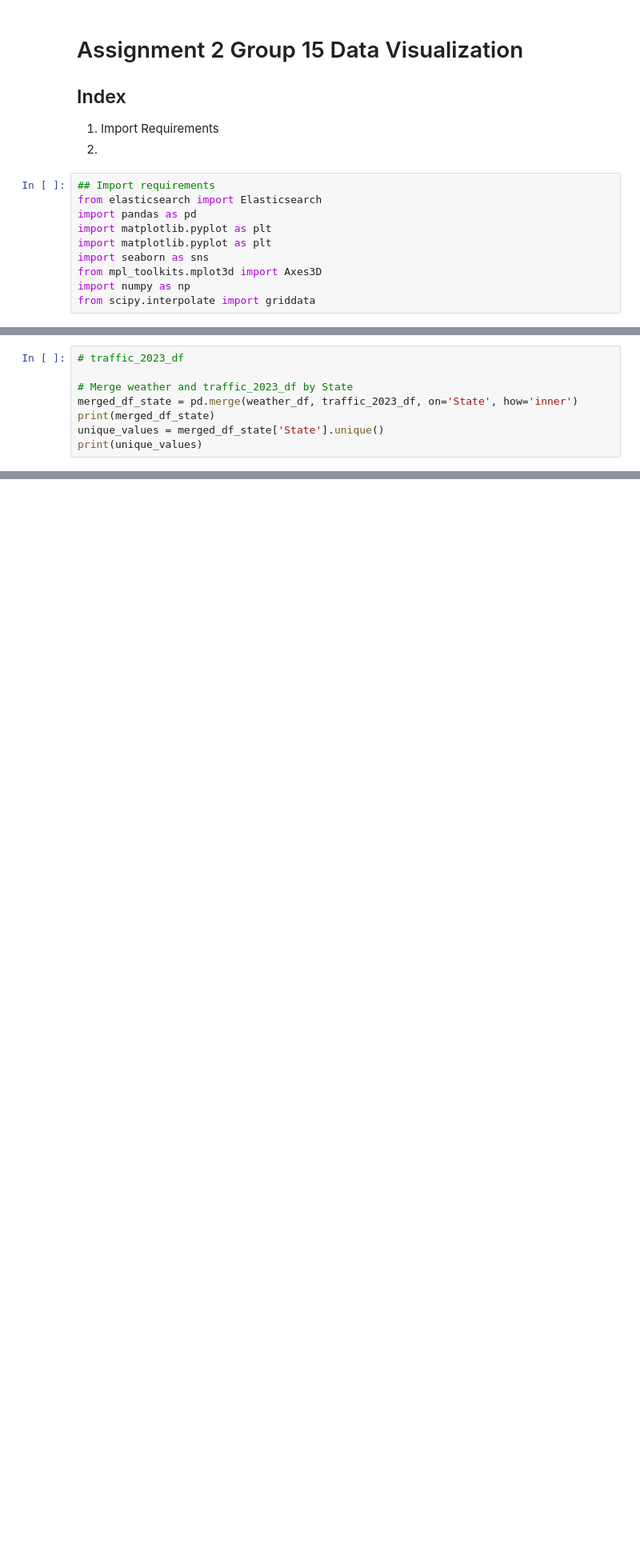
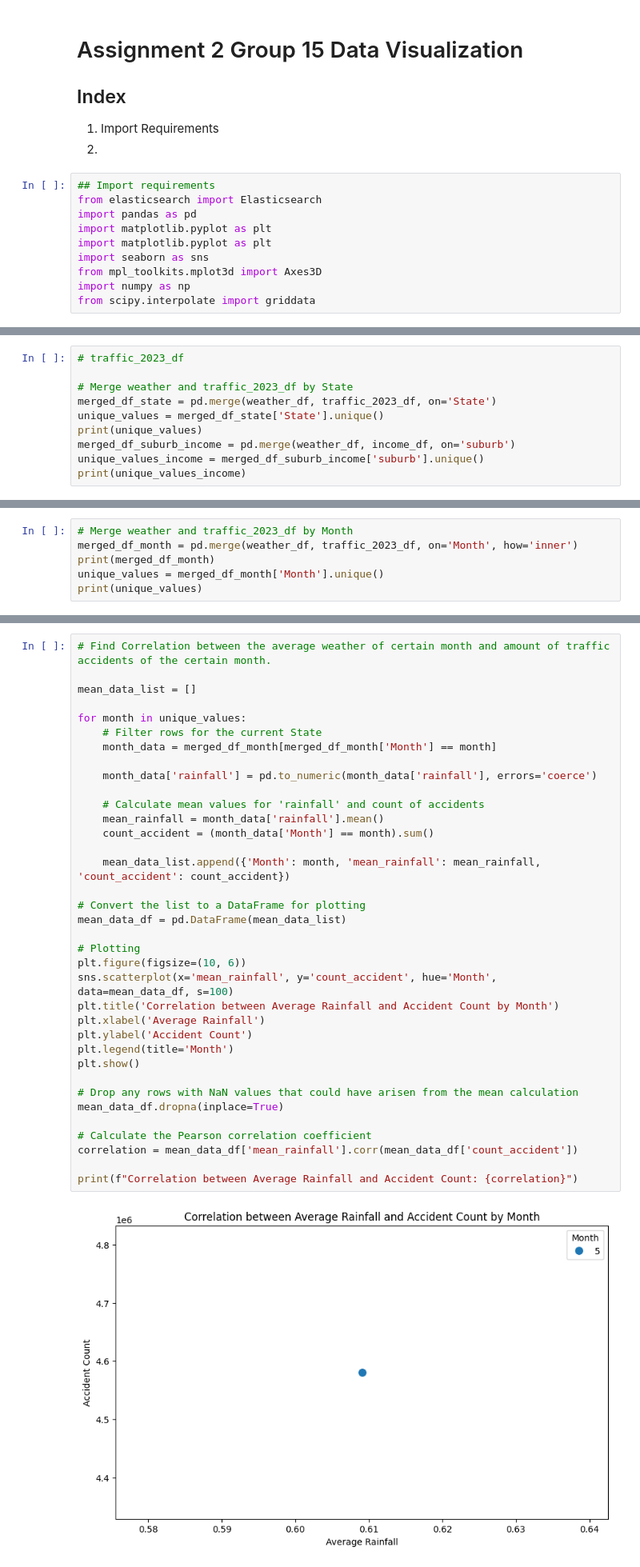
Before and after one commit to BunniYubel/CloudComputingA2, a Jupyter notebook: Data_Visualization.ipynb, the cells around one changed output, grey strips where cells are left out. Shown at 80% size. Cells and saved outputs as stored; diff of their text form; blank space fills up the shorter version.

```diff
--- a/Data_Visualization.ipynb
+++ b/Data_Visualization.ipynb
@@ -220,7 +217,9 @@ Mean Income for Ballarat: 54393.0
 # traffic_2023_df
 
 # Merge weather and traffic_2023_df by State
-merged_df_state = pd.merge(weather_df, traffic_2023_df, on='State', how='inner')
-print(merged_df_state)
+merged_df_state = pd.merge(weather_df, traffic_2023_df, on='State')
 unique_values = merged_df_state['State'].unique()
 print(unique_values)
+merged_df_suburb_income = pd.merge(weather_df, income_df, on='suburb')
+unique_values_income = merged_df_suburb_income['suburb'].unique()
+print(unique_values_income)
@@ -262,0 +338,6 @@ print(f"Correlation between Average Rainfall and Accident Count: {correlation}")
+# %%
+# Merge weather and traffic_2023_df by Month
+merged_df_month = pd.merge(weather_df, traffic_2023_df, on='Month', how='inner')
+print(merged_df_month)
+unique_values = merged_df_month['Month'].unique()
+print(unique_values)
@@ -262,0 +362,38 @@ print(f"Correlation between Average Rainfall and Accident Count: {correlation}")
+# %%
+# Find Correlation between the average weather of certain month and amount of traffic accidents of the certain month.
+
+mean_data_list = []
+
+for month in unique_values:
+    # Filter rows for the current State
+    month_data = merged_df_month[merged_df_month['Month'] == month]
+
+    month_data['rainfall'] = pd.to_numeric(month_data['rainfall'], errors='coerce')
+
+    # Calculate mean values for 'rainfall' and count of accidents
+    mean_rainfall = month_data['rainfall'].mean()
+    count_accident = (month_data['Month'] == month).sum()
+
+    mean_data_list.append({'Month': month, 'mean_rainfall': mean_rainfall, 'count_accident': count_accident})
+
+# Convert the list to a DataFrame for plotting
+mean_data_df = pd.DataFrame(mean_data_list)
+
+# Plotting
+plt.figure(figsize=(10, 6))
+sns.scatterplot(x='mean_rainfall', y='count_accident', hue='Month', data=mean_data_df, s=100)
+plt.title('Correlation between Average Rainfall and Accident Count by Month')
+plt.xlabel('Average Rainfall')
+plt.ylabel('Accident Count')
+plt.legend(title='Month')
+plt.show()
+
+# Drop any rows with NaN values that could have arisen from the mean calculation
+mean_data_df.dropna(inplace=True)
+
+# Calculate the Pearson correlation coefficient
+correlation = mean_data_df['mean_rainfall'].corr(mean_data_df['count_accident'])
+
+print(f"Correlation between Average Rainfall and Accident Count: {correlation}")
+# %% [output]
+[figure, added]
```
Also changed, not shown: parts of 17 cells of this notebook.
